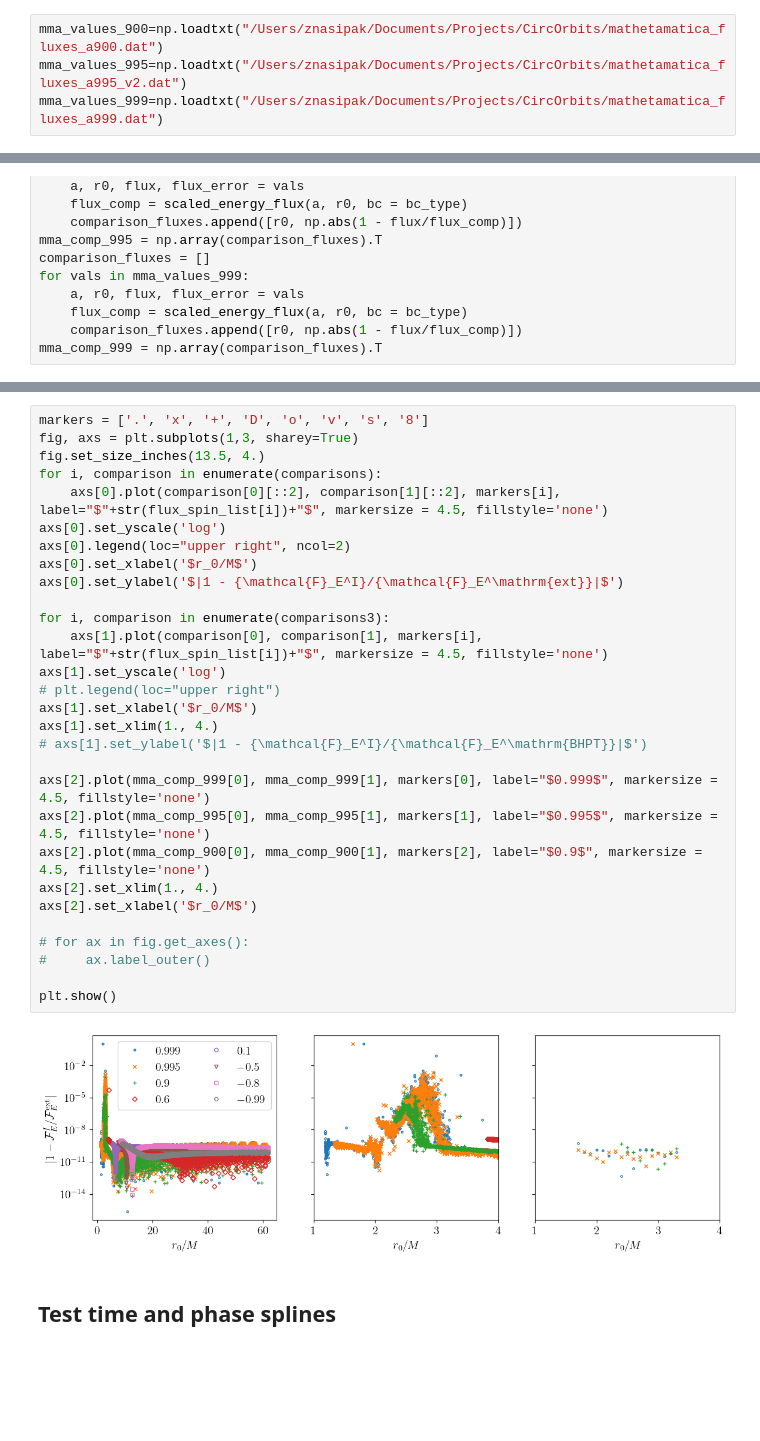
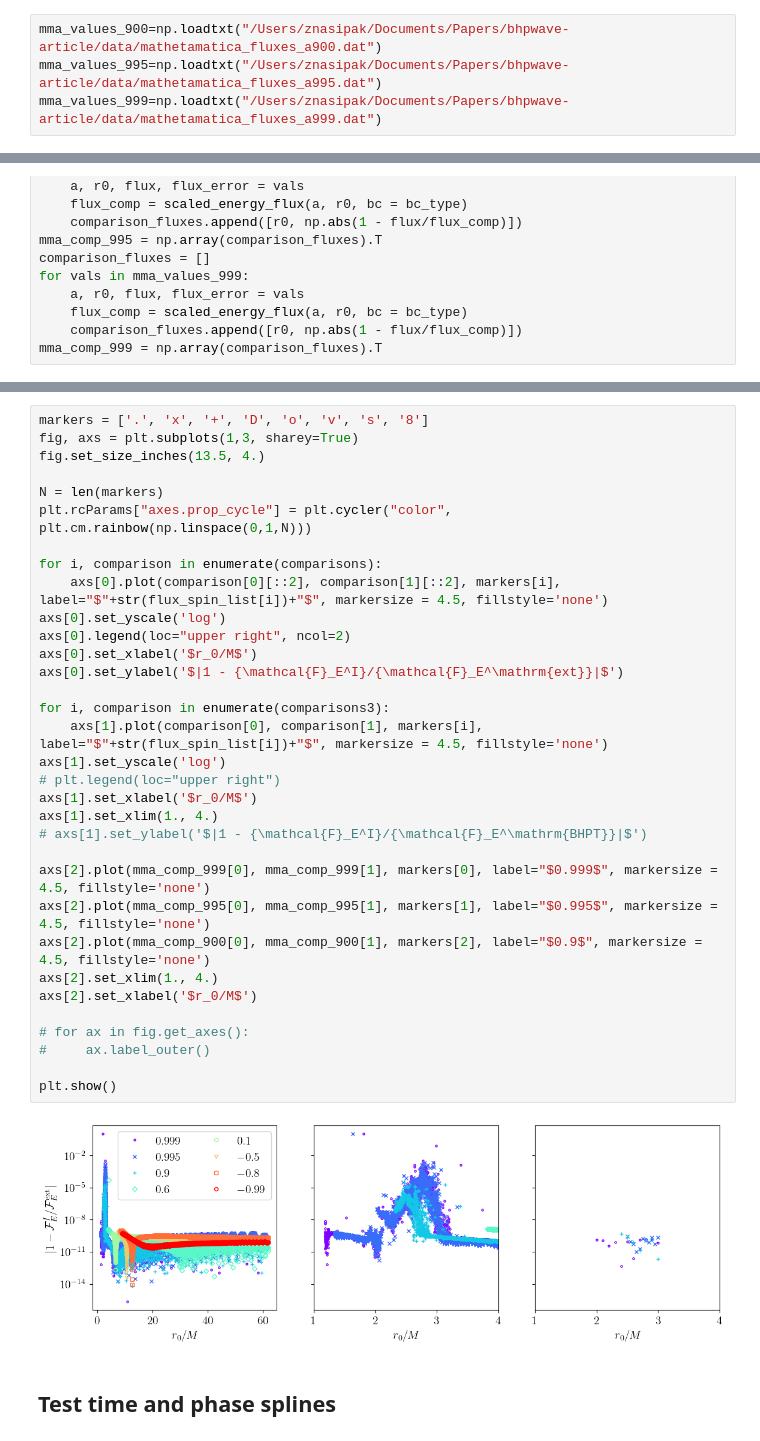
Before and after one commit to znasipak/bhpwave-article, a Jupyter notebook: scripts/test.ipynb, the cells around one changed output, grey strips where cells are left out. Drawn from its saved outputs; the diff is of its cells as text; blank space fills up the shorter version.

Commit message:
More updated figures

```diff
--- a/scripts/test.ipynb
+++ b/scripts/test.ipynb
@@ -577,9 +577,9 @@ plt.show()
 # %% [output]
 [figure]
 # %%
-mma_values_900=np.loadtxt("/Users/znasipak/Documents/Projects/CircOrbits/mathetamatica_fluxes_a900.dat")
-mma_values_995=np.loadtxt("/Users/znasipak/Documents/Projects/CircOrbits/mathetamatica_fluxes_a995_v2.dat")
-mma_values_999=np.loadtxt("/Users/znasipak/Documents/Projects/CircOrbits/mathetamatica_fluxes_a999.dat")
+mma_values_900=np.loadtxt("/Users/znasipak/Documents/Papers/bhpwave-article/data/mathetamatica_fluxes_a900.dat")
+mma_values_995=np.loadtxt("/Users/znasipak/Documents/Papers/bhpwave-article/data/mathetamatica_fluxes_a995.dat")
+mma_values_999=np.loadtxt("/Users/znasipak/Documents/Papers/bhpwave-article/data/mathetamatica_fluxes_a999.dat")
 # %%
 comparison_fluxes = []
 bc_type = 'E(3)'
@@ -617,34 +618,38 @@ plt.show()
 # %%
 markers = ['.', 'x', '+', 'D', 'o', 'v', 's', '8']
 fig, axs = plt.subplots(1,3, sharey=True)
 fig.set_size_inches(13.5, 4.)
+
+N = len(markers)
+plt.rcParams["axes.prop_cycle"] = plt.cycler("color", plt.cm.rainbow(np.linspace(0,1,N)))
+
 for i, comparison in enumerate(comparisons):
     axs[0].plot(comparison[0][::2], comparison[1][::2], markers[i], label="$"+str(flux_spin_list[i])+"$", markersize = 4.5, fillstyle='none')
 axs[0].set_yscale('log')
 axs[0].legend(loc="upper right", ncol=2)
 axs[0].set_xlabel('$r_0/M$')
 axs[0].set_ylabel('$|1 - {\mathcal{F}_E^I}/{\mathcal{F}_E^\mathrm{ext}}|$')
 
 for i, comparison in enumerate(comparisons3):
     axs[1].plot(comparison[0], comparison[1], markers[i], label="$"+str(flux_spin_list[i])+"$", markersize = 4.5, fillstyle='none')
 axs[1].set_yscale('log')
 # plt.legend(loc="upper right")
 axs[1].set_xlabel('$r_0/M$')
 axs[1].set_xlim(1., 4.)
 # axs[1].set_ylabel('$|1 - {\mathcal{F}_E^I}/{\mathcal{F}_E^\mathrm{BHPT}}|$')
 
 axs[2].plot(mma_comp_999[0], mma_comp_999[1], markers[0], label="$0.999$", markersize = 4.5, fillstyle='none')
 axs[2].plot(mma_comp_995[0], mma_comp_995[1], markers[1], label="$0.995$", markersize = 4.5, fillstyle='none')
 axs[2].plot(mma_comp_900[0], mma_comp_900[1], markers[2], label="$0.9$", markersize = 4.5, fillstyle='none')
 axs[2].set_xlim(1., 4.)
 axs[2].set_xlabel('$r_0/M$')
 
 # for ax in fig.get_axes():
 #     ax.label_outer()
 
 plt.show()
 # %% [output]
-[figure, old version]
+[figure, new version]
 # %% [markdown]
 ## Test time and phase splines
 # %%
```
Also changed, not shown: parts of 26 cells of this notebook, 12 other files.
